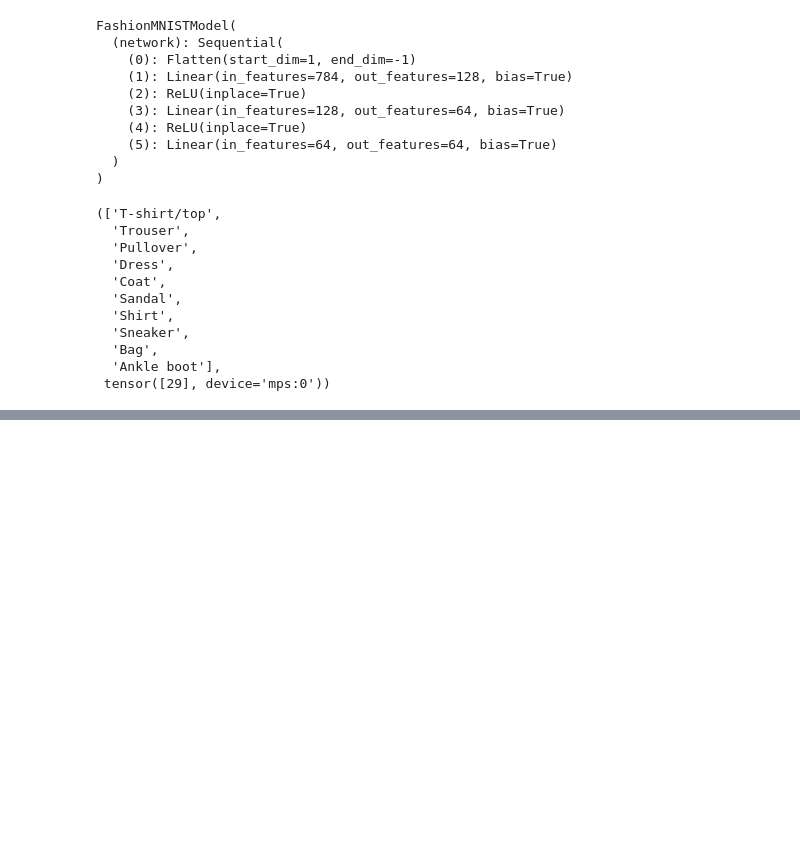
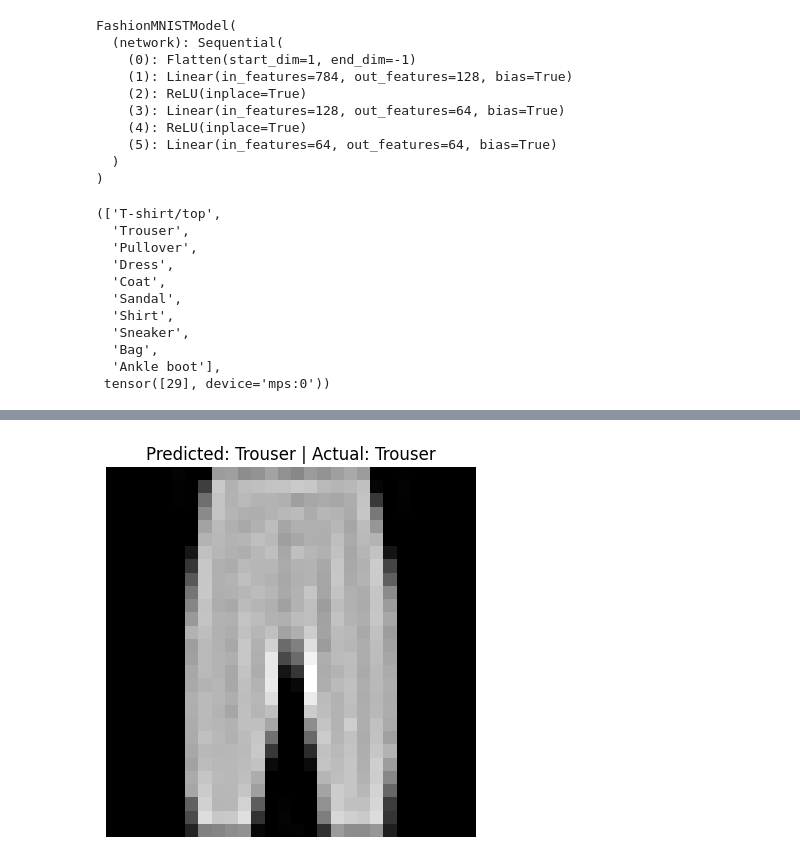
Before and after one commit to axiomchronicles/neural_network_learning, a Jupyter notebook: PyTorch_Learning/pathway_13.ipynb, the cells around one changed output, grey strips where cells are left out. Cells and saved outputs as stored; diff of their text form; code cells hidden in the pictures; blank space fills up the shorter version.

```diff
--- a/PyTorch_Learning/pathway_13.ipynb
+++ b/PyTorch_Learning/pathway_13.ipynb
@@ -147,16 +154,19 @@ accuracy_fn = MulticlassAccuracy(num_classes = 10).to(device)
 # %%
-epochs = 10
+epochs = 50
 total_epochs = []
 losses = []
 test_losses = []
 total_train_accuracy = []
 total_test_accuracy = []
 
+start = timer()
+
 for epoch in tqdm(range(epochs)):
     running_loss = 0.0
     running_test_loss = 0.0
     running_accuracy = 0.0
     running_test_accuracy = 0.0
+    accuracy_fn.reset()
 
     model.train()
     for idx, (image, target) in enumerate(train_data_loader):
@@ -170,16 +180,18 @@ for epoch in tqdm(range(epochs)):
         optimizer.step()
 
         y_true = torch.argmax(y_logits, dim = 1)
-        train_accuracy = accuracy_fn(target, y_true)
+        train_accuracy = accuracy_fn.update(target, y_true)
         running_loss += loss.item()
-        running_accuracy += train_accuracy.item()
+        # running_accuracy += train_accuracy.item()
 
     avg_train_loss = running_loss / len(train_data_loader)
-    avg_train_accuracy = running_accuracy / len(train_data_loader)
+    avg_train_accuracy = accuracy_fn.compute().item()
     losses.append(loss.item())
-    total_train_accuracy.append(train_accuracy.item())
+    # total_train_accuracy.append(train_accuracy.item())
+    total_train_accuracy.append(avg_train_accuracy)
 
     model.eval()
+    accuracy_fn.reset()
     with torch.inference_mode():
         for idx, (image, target) in enumerate(test_data_loader):
             image, target = image.to(device), target.to(device)
@@ -187,18 +199,22 @@ for epoch in tqdm(range(epochs)):
 
             test_loss = loss_fn(test_logits, target)
             test_pred = torch.argmax(test_logits, dim = 1)
-            test_accuracy = accuracy_fn(target, test_pred)
+            test_accuracy = accuracy_fn.update(target, test_pred)
 
             running_test_loss += test_loss.item()
-            running_test_accuracy += test_accuracy.item()
+            # running_test_accuracy += test_accuracy.item()
 
         avg_test_loss = running_test_loss / len(test_data_loader)
-        avg_test_accuracy = running_test_accuracy / len(test_data_loader)
+        avg_test_accuracy = accuracy_fn.compute().item()
         test_losses.append(test_loss.item())
-        total_test_accuracy.append(test_accuracy.item())
+        # total_test_accuracy.append(test_accuracy.item())
+        total_test_accuracy.append(avg_test_accuracy)
 
     total_epochs.append(epoch)
     if epoch % (0.1 * epochs) == 0:
         print(f"Training Loss: {avg_train_loss:.5f} | Accuracy: {avg_train_accuracy:.3f}")
         print(f"Testing Loss: {avg_test_loss:.5f} | Accuracy: {avg_test_accuracy:.3f}")
+
+end = timer()
+calculate_training_time(start, end, device)
 # %% [output]
@@ -245,0 +302,18 @@ test_classnames[label[20]], test_classnames[y_pred]
+# %%
+model.eval()
+
+rand_idx = torch.randint(0, len(test_data_loader.dataset), size=(1,)).item()
+
+image, label = test_data_loader.dataset[rand_idx]
+image_device = image.unsqueeze(0).to(device)
+
+with torch.inference_mode():
+    y_logits = model(image_device)
+    y_pred = torch.argmax(y_logits, dim=1).item()
+
+plt.imshow(image.squeeze().cpu(), cmap="gray")
+plt.title(f"Predicted: {test_classnames[y_pred]} | Actual: {test_classnames[label]}")
+plt.axis("off")
+plt.show()
+# %% [output]
+[figure, added]
```
Also changed, not shown: parts of 8 cells of this notebook.
